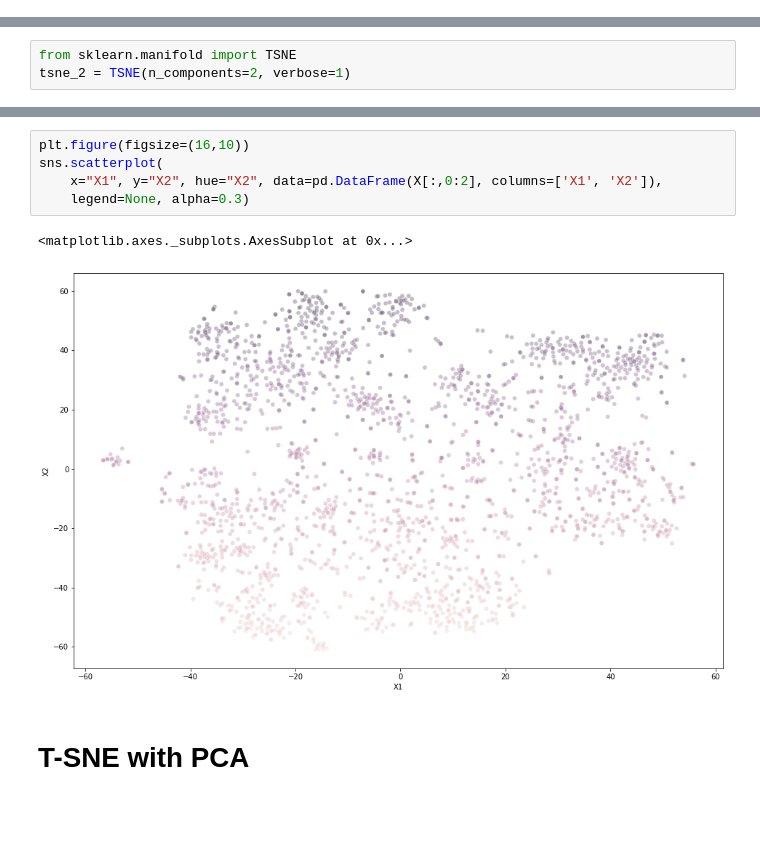
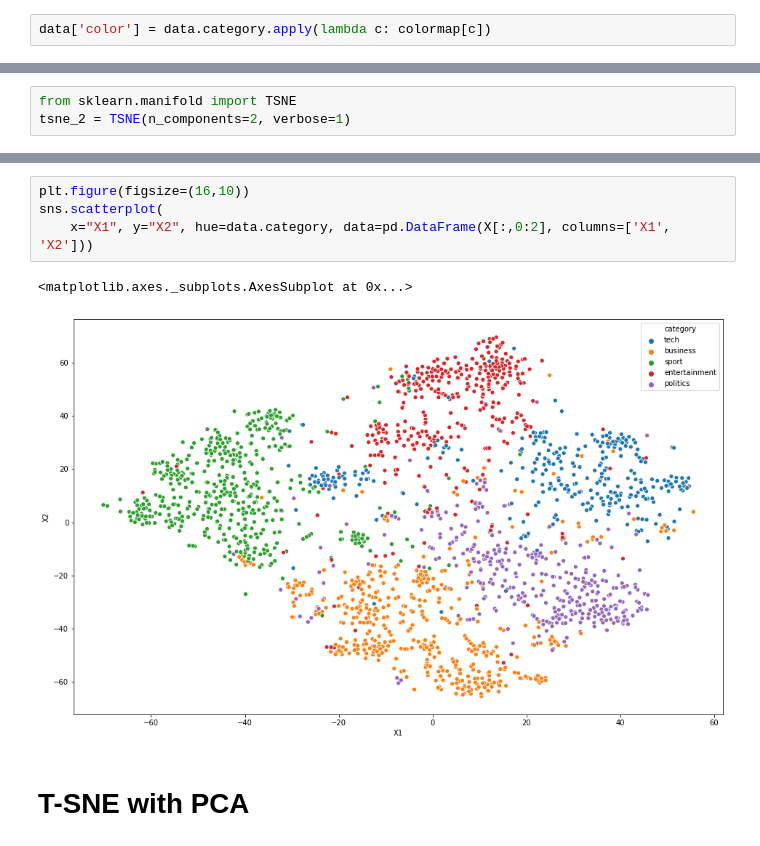
Before and after one commit to PabloRR100/NLP, a Jupyter notebook: Side_projects/Document_Clustering/Notebooks__Local/Data_Visualization/UMAP.ipynb, the cells around one changed output, grey strips where cells are left out. Cells and saved outputs as stored; diff of their text form; blank space fills up the shorter version.

```diff
--- a/Side_projects/Document_Clustering/Notebooks__Local/Data_Visualization/UMAP.ipynb
+++ b/Side_projects/Document_Clustering/Notebooks__Local/Data_Visualization/UMAP.ipynb
@@ -108,5 +108,7 @@ tfidf.representation.head()
 ## UAMP
 # %%
 import umap
+# %%
+data['color'] = data.category.apply(lambda c: colormap[c])
 # %%
 embedding = umap.UMAP(
@@ -171,11 +184,10 @@ X = tsne_2.fit_transform(tfidf.representation.values)
 # %%
 plt.figure(figsize=(16,10))
 sns.scatterplot(
-    x="X1", y="X2", hue="X2", data=pd.DataFrame(X[:,0:2], columns=['X1', 'X2']),
-    legend=None, alpha=0.3)
+    x="X1", y="X2", hue=data.category, data=pd.DataFrame(X[:,0:2], columns=['X1', 'X2']))
 # %% [output]
 <matplotlib.axes._subplots.AxesSubplot at 0x...>
-[figure, old version]
+[figure, new version]
 # %% [markdown]
 # T-SNE with PCA
 # %%
```
Also changed, not shown: parts of 12 cells of this notebook, 1 other file.
